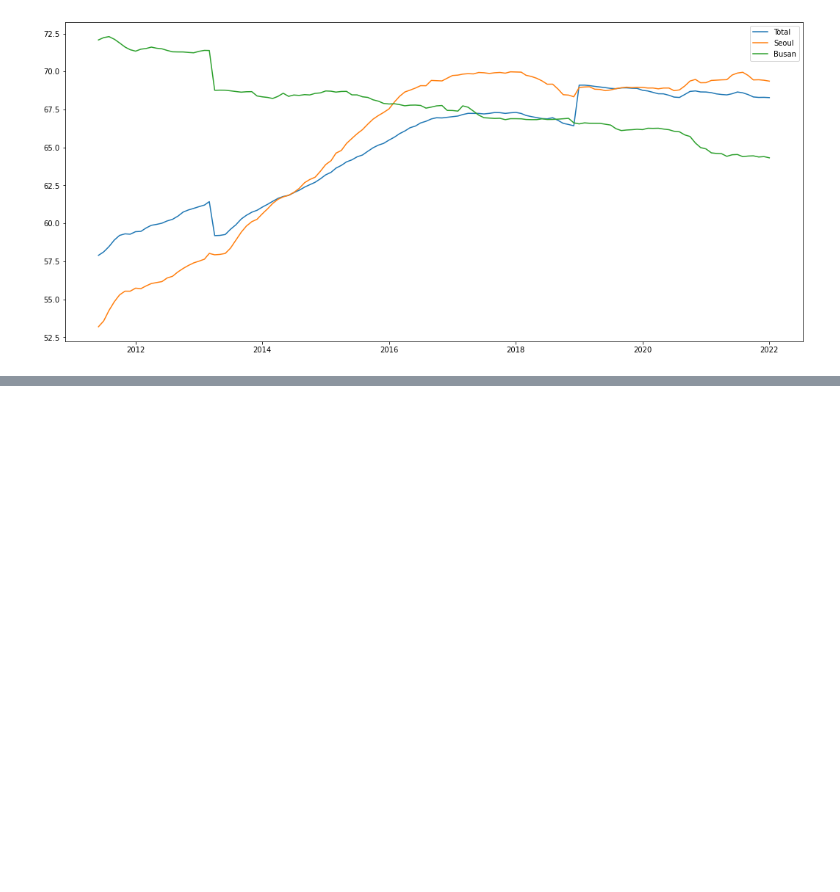
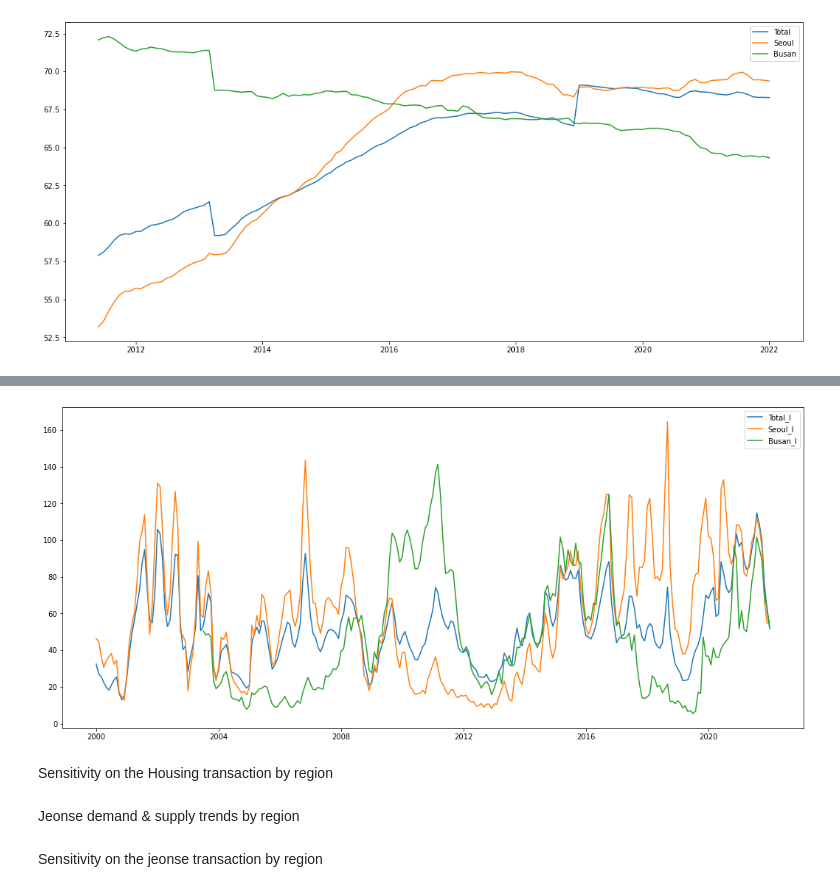
Before and after one commit to yeonghun00/real-estate, a Jupyter notebook: real_estate.ipynb, the cells around one changed output, grey strips where cells are left out. Saved outputs shown, nothing was run; the diff lists cells and outputs as text; code cells hidden in the pictures; blank space fills up the shorter version.

Commit message:
added trade index

```diff
--- a/real_estate.ipynb
+++ b/real_estate.ipynb
@@ -250,0 +266,14 @@ plt.show()
+# %%
+ta_df = pd.read_excel(xls, '21.매수우위', header=1, usecols="A:CS")
+ta_df['Unnamed: 0'].fillna(method='bfill', inplace=True)
+ta_df = ta_df[:ta_df[ta_df['Unnamed: 0'].isnull()].index[0]]
+ta_df = date_format2(ta_df)
+# %%
+# format columns
+import numpy as np
+city_columns = [x.encode("ascii", "ignore").decode().replace(' ','') for x in ta_df.columns][::4]
+symbol_columns = list(dict.fromkeys([''.join(filter(lambda y: y in ['>','<','≒','I'], x)) for x in ta_df.iloc[1]]))
+ta_df.columns = [c+'_'+s for c in city_columns for s in symbol_columns]
+ta_df = ta_df.iloc[2:]
+ta_df = ta_df.replace('-', np.nan)
+ta_df
@@ -250,0 +295,15 @@ plt.show()
+# %%
+cities = ['Total_I', 'Seoul_I', 'Busan_I']
+plt.figure(figsize=(18,8))
+for city in cities:
+  plt.plot(ta_df[city])
+plt.legend(cities)
+plt.show()
+# %% [output]
+[figure, added]
+# %% [markdown]
+Sensitivity on the Housing transaction by region
+# %% [markdown]
+Jeonse demand & supply trends by region
+# %% [markdown]
+Sensitivity on the jeonse transaction by region
```
Also changed, not shown: parts of 6 cells of this notebook.
